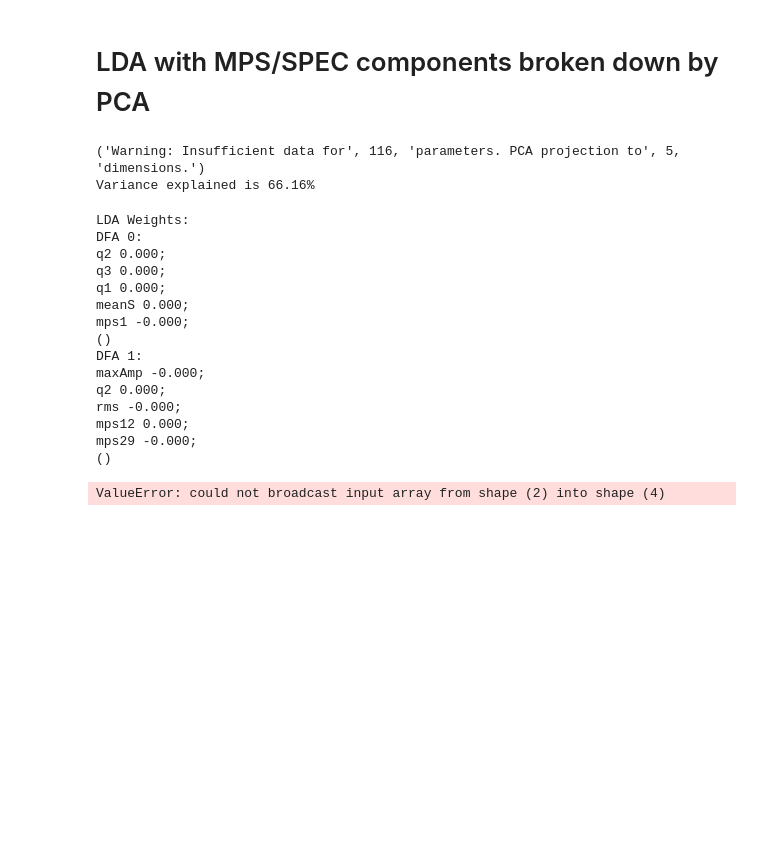
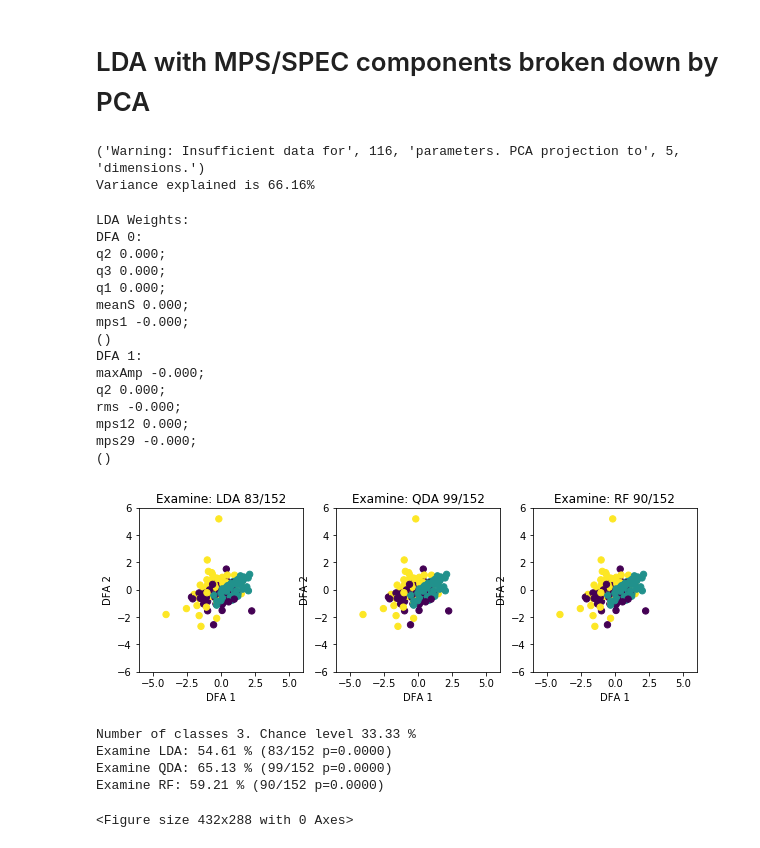
Before and after one commit to throneofshadow/TobiasBatAnalysis, a Jupyter notebook: LDA_PCA_Analysis.ipynb, the cells around one changed output. Drawn from its saved outputs; the diff is of its cells as text; code cells hidden in the pictures; blank space fills up the shorter version.

```diff
--- a/LDA_PCA_Analysis.ipynb
+++ b/LDA_PCA_Analysis.ipynb
@@ -395,7 +395,7 @@ df = pd.read_pickle('mps_spec_pcadf.pkl')
 bigX=df.replace([np.inf, -np.inf], np.nan).fillna(0).astype('float').abs().as_matrix()
 XFeatureNames = list(df.columns)
 
-#y = y.replace([np.inf, -np.inf], np.nan).fillna(0).astype('float').abs().as_matrix()
+labels,uniques = pd.factorize(np.squeeze(y.replace([np.inf, -np.inf], np.nan).fillna(0).astype('float').abs().as_matrix()))
 from soundsig.discriminate import discriminatePlot
 colors = [0,1,2]
 color_array=[]
@@ -410,7 +410,7 @@ for x in range(0,152):
             color_array.append(colors[2])
 #set_trace()
 # %%
-
+from soundsig.discriminate import discriminatePlot
 
 color_array = np.array(color_array)
 
@@ -418,37 +418,41 @@ color_array = np.array(color_array)
 figdir = '/mnt/c/Users/bassp/Downloads/Python Work/bat_data/'
 ldaYes, qdaYes, rfYes, cvCount, ldaP, qdaP, rfP, nClasses, weights = discriminatePlot(bigX, labels, color_array,
                                                                                             Xcolname = XFeatureNames,
-                                                                                            titleStr = 'Formants + Fund',
+                                                                                            titleStr = 'Examine',
                                                                                             figdir = figdir,
                                                                                             plotFig = True)
-d = {'Type': np.array(['CallerAdult']),
-     'Features': np.array(['Formants + Fund']),
+d = {
      'LDA Correct' : np.array([ldaYes]),
      'QDA Correct': np.array([qdaYes]),
      'RF Correct': np.array([rfYes]),
      'Tested' : np.array([cvCount]),
      'nClasses' : np.array([nClasses]),
      'LDA Pval' : np.array([ldaP]),
      'QDA Pval': np.array([qdaP]),
      'RF Pval': np.array([rfP])}
 
 resultsDataFrame = pd.DataFrame(data = d)
 # %% [output]
 ('Warning: Insufficient data for', 116, 'parameters. PCA projection to', 5, 'dimensions.')
 Variance explained is 66.16%
 LDA Weights:
 DFA 0:
 q2 0.000;
 q3 0.000;
 q1 0.000;
 meanS 0.000;
 mps1 -0.000;
 ()
 DFA 1:
 maxAmp -0.000;
 q2 0.000;
 rms -0.000;
 mps12 0.000;
 mps29 -0.000;
 ()
+[figure, added]
-ValueError: could not broadcast input array from shape (2) into shape (4)
+Number of classes 3. Chance level 33.33 %
+Examine LDA: 54.61 % (83/152 p=0.0000)
+Examine QDA: 65.13 % (99/152 p=0.0000)
+Examine RF: 59.21 % (90/152 p=0.0000)
+<Figure size 432x288 with 0 Axes>
```
Also changed, not shown: 1 other file.
